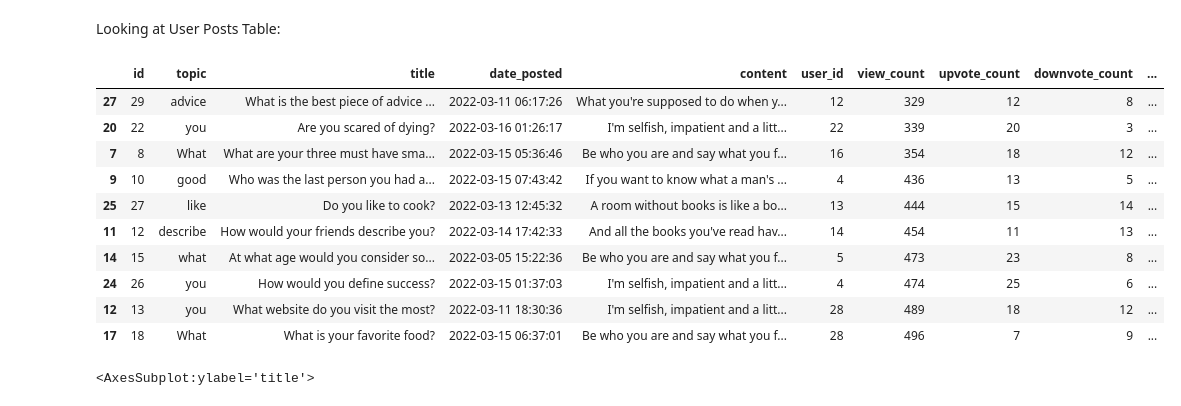
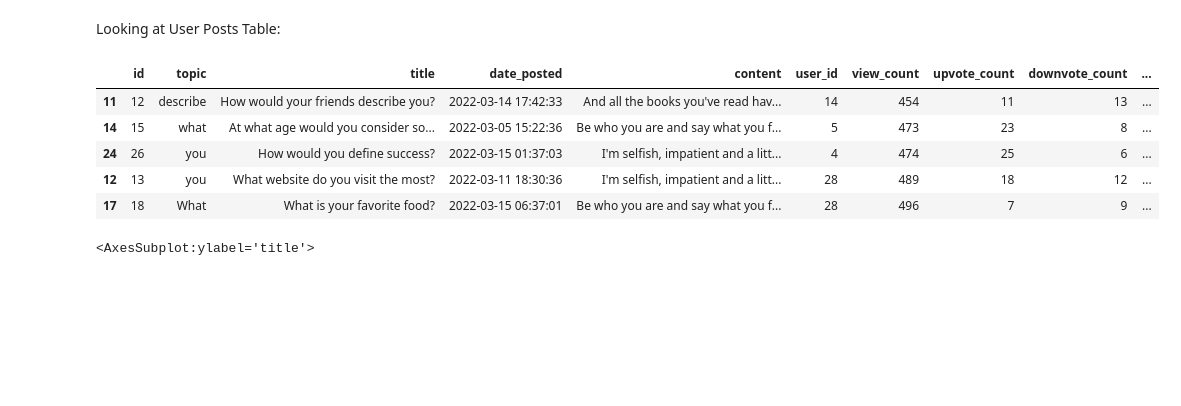
Before and after one commit to Robert-Such/flask_forum, a Jupyter notebook: reference/reference_queries.ipynb, the cells around one changed output. Cells and saved outputs as stored; diff of their text form; code cells hidden in the pictures; blank space fills up the shorter version.

```diff
--- a/reference/reference_queries.ipynb
+++ b/reference/reference_queries.ipynb
@@ -80,16 +80,11 @@ Looking at User Posts Table:
 # %%
 # Getting top 10 posts by view count:
 posts = db.session.query(Post, User).join(User)
 posts_df = pd.read_sql(posts.statement, posts.session.bind)
 posts_df.sort_values(by=['view_count'], ascending=True, inplace=True)
-posts_df.tail(10)
+posts_df.tail(5)
 # %% [output]
 |  | id | topic | title | date_posted | content | user_id | view_count | upvote_count | downvote_count | ... |
-| 27 | 29 | advice | What is the best piece of advice ... | 2022-03-11 06:17:26 | What you're supposed to do when y... | 12 | 329 | 12 | 8 | ... |
-| 20 | 22 | you | Are you scared of dying? | 2022-03-16 01:26:17 | I'm selfish, impatient and a litt... | 22 | 339 | 20 | 3 | ... |
-| 7 | 8 | What | What are your three must have sma... | 2022-03-15 05:36:46 | Be who you are and say what you f... | 16 | 354 | 18 | 12 | ... |
-| 9 | 10 | good | Who was the last person you had a... | 2022-03-15 07:43:42 | If you want to know what a man's ... | 4 | 436 | 13 | 5 | ... |
-| 25 | 27 | like | Do you like to cook? | 2022-03-13 12:45:32 | A room without books is like a bo... | 13 | 444 | 15 | 14 | ... |
 | 11 | 12 | describe | How would your friends describe you? | 2022-03-14 17:42:33 | And all the books you've read hav... | 14 | 454 | 11 | 13 | ... |
 | 14 | 15 | what | At what age would you consider so... | 2022-03-05 15:22:36 | Be who you are and say what you f... | 5 | 473 | 23 | 8 | ... |
 | 24 | 26 | you | How would you define success? | 2022-03-15 01:37:03 | I'm selfish, impatient and a litt... | 4 | 474 | 25 | 6 | ... |
```
Also changed, not shown: parts of 1 cell of this notebook.
